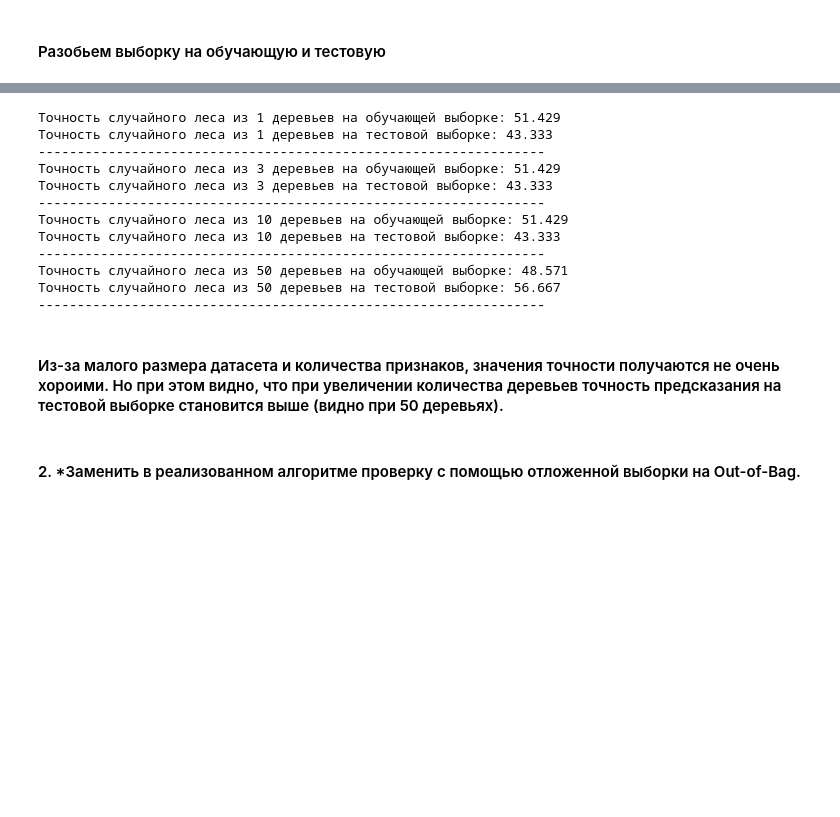
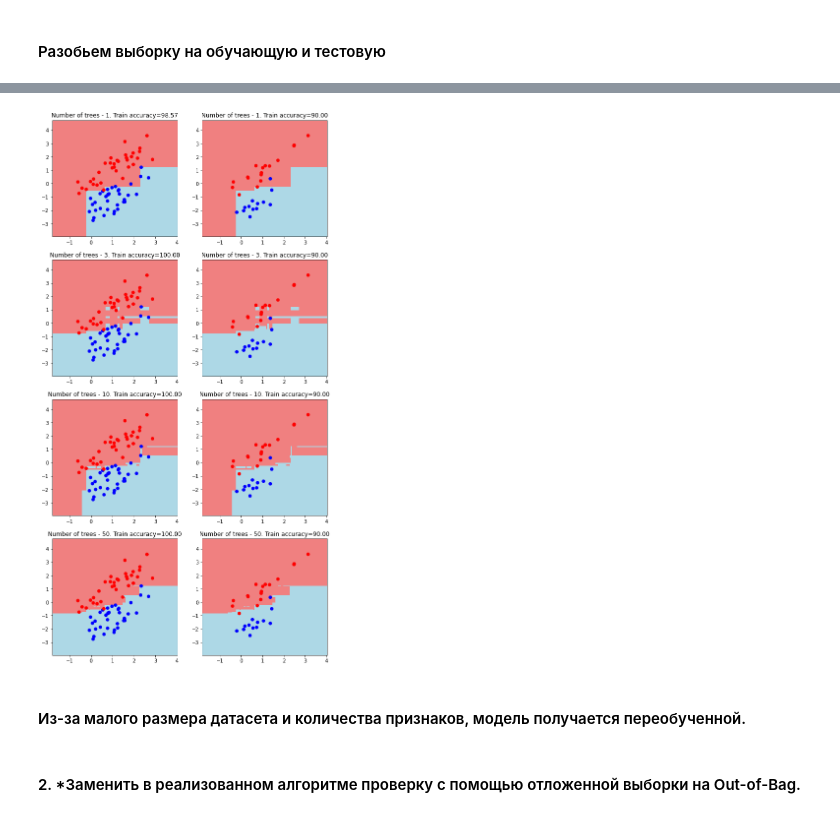
Before and after one commit to myselfadmirer/Algorithms_for_Data_Analysis, a Jupyter notebook: lesson5/lesson5.ipynb, the cells around one changed output, grey strips where cells are left out. Saved outputs shown, nothing was run; the diff lists cells and outputs as text; code cells hidden in the pictures; blank space fills up the shorter version.

```diff
--- a/lesson5/lesson5.ipynb
+++ b/lesson5/lesson5.ipynb
@@ -221,5 +223,10 @@ def accuracy_metric(actual, predicted):
     for i in range(len(actual)):
         if actual[i] == predicted[i]:
             correct += 1
-    return correct / float(len(actual)) * 100
+    return (correct / float(len(actual))) * 100
+# %%
+def get_meshgrid(data, step=.05, border=1.2):
+    x_min, x_max = data[:, 0].min() - border, data[:, 0].max() + border
+    y_min, y_max = data[:, 1].min() - border, data[:, 1].max() + border
+    return np.meshgrid(np.arange(x_min, x_max, step), np.arange(y_min, y_max, step))
 # %% [markdown]
@@ -227,2 +234,8 @@ def accuracy_metric(actual, predicted):
 # %%
 n_trees = [1, 3, 10, 50]
+
+xx, yy = get_meshgrid(train_data)
+# %%
+for tree in n_trees:
+    print(2 * (n_trees.index(tree) + 1) - 1)
+    print((n_trees.index(tree) + 1) * 2)
@@ -229,28 +251,35 @@ n_trees = [1, 3, 10, 50]
 # %%
-for n in n_trees:
-    forest = random_forest(train_data, train_labels, n)
+plt.figure(figsize=(10, 4 * 5))
+
+for tree in n_trees:
+    forest = random_forest(train_data, train_labels, tree)
+
     train_answers = tree_vote(forest, train_data)
     test_answers = tree_vote(forest, test_data)
 
     train_accuracy = accuracy_metric(train_labels, train_answers)
     test_accuracy = accuracy_metric(test_labels, test_answers)
-    print(f'Точность случайного леса из {n} деревьев на обучающей выборке: {train_accuracy:.3f}\nТочность случайного леса из {n} деревьев на тестовой выборке: {test_accuracy:.3f}')
-    print('-----------------------------------------------------------------')
+
+#     print(f'Точность случайного леса из {n} деревьев на обучающей выборке: {train_accuracy:.3f}\nТочность случайного леса из {n} деревьев на тестовой выборке: {test_accuracy:.3f}')
+#     print('-----------------------------------------------------------------')
+
+    mesh_predictions = np.array(tree_vote(forest, np.c_[xx.ravel(), yy.ravel()])).reshape(xx.shape)
+
+    plt.subplot(len(n_trees), 2, 2 * (n_trees.index(tree) + 1) - 1)
+    plt.pcolormesh(xx, yy, mesh_predictions, cmap = light_colors)
+    plt.scatter(train_data[:, 0], train_data[:, 1], c = train_labels, cmap = colors)
+    plt.title(f'Number of trees - {tree}. Train accuracy={train_accuracy:.2f}')
+
+    plt.subplot(len(n_trees), 2, (n_trees.index(tree) + 1) * 2)
+    plt.pcolormesh(xx, yy, mesh_predictions, cmap = light_colors)
+    plt.scatter(test_data[:, 0], test_data[:, 1], c = test_labels, cmap = colors)
+    plt.title(f'Number of trees - {tree}. Train accuracy={test_accuracy:.2f}')
+
+    plt.show
 # %% [output]
-Точность случайного леса из 1 деревьев на обучающей выборке: 51.429
-Точность случайного леса из 1 деревьев на тестовой выборке: 43.333
------------------------------------------------------------------
-Точность случайного леса из 3 деревьев на обучающей выборке: 51.429
-Точность случайного леса из 3 деревьев на тестовой выборке: 43.333
------------------------------------------------------------------
-Точность случайного леса из 10 деревьев на обучающей выборке: 51.429
-Точность случайного леса из 10 деревьев на тестовой выборке: 43.333
------------------------------------------------------------------
-Точность случайного леса из 50 деревьев на обучающей выборке: 48.571
-Точность случайного леса из 50 деревьев на тестовой выборке: 56.667
------------------------------------------------------------------
+[figure, added]
-# %% [markdown]
-#### Из-за малого размера датасета и количества признаков, значения точности получаются не очень хороими. Но при этом видно, что при увеличении количества деревьев точность предсказания на тестовой выборке становится выше (видно при 50 деревьях).
+# %% [markdown]
+#### Из-за малого размера датасета и количества признаков, модель получается переобученной.
 # %% [markdown]
 #### 2. *Заменить в реализованном алгоритме проверку с помощью отложенной выборки на Out-of-Bag.
 # %% [markdown]
```
Also changed, not shown: parts of 8 cells of this notebook.
